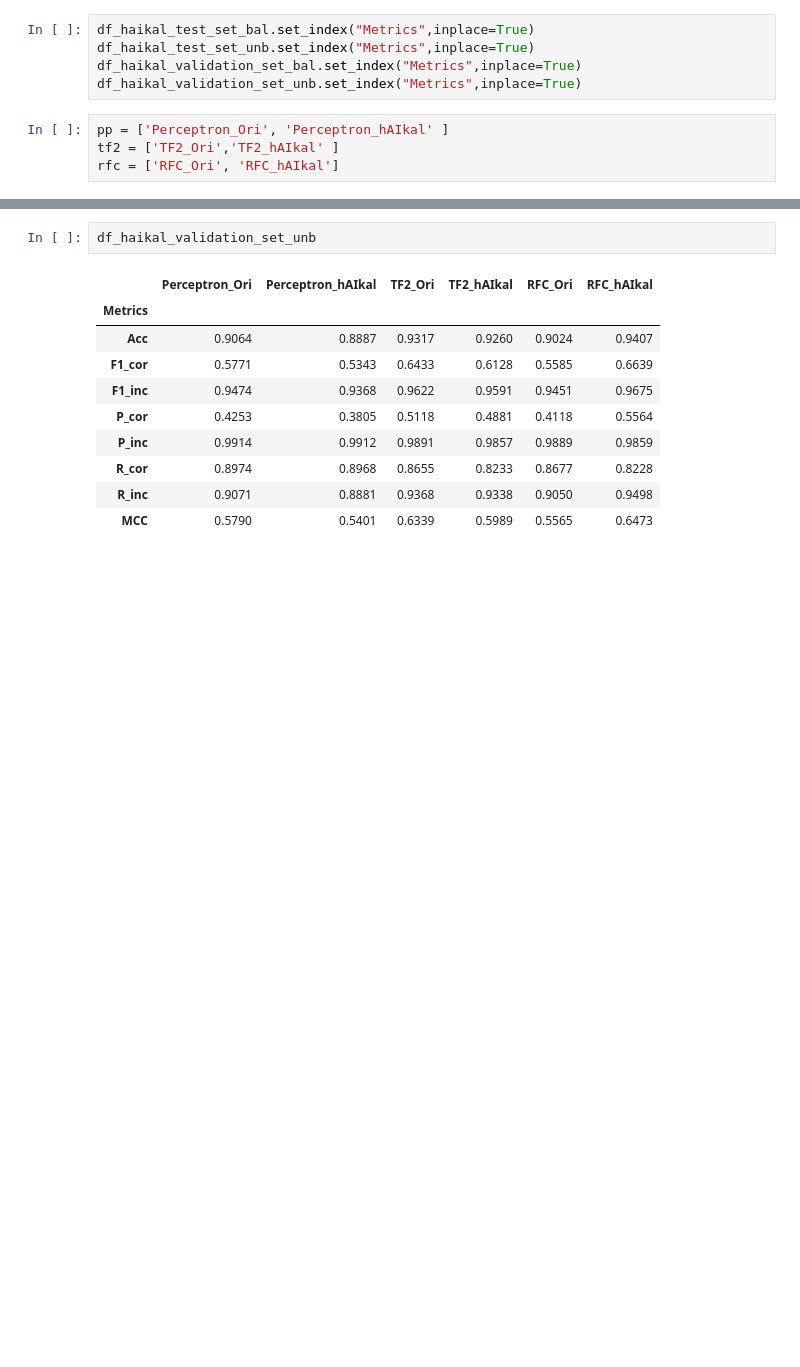
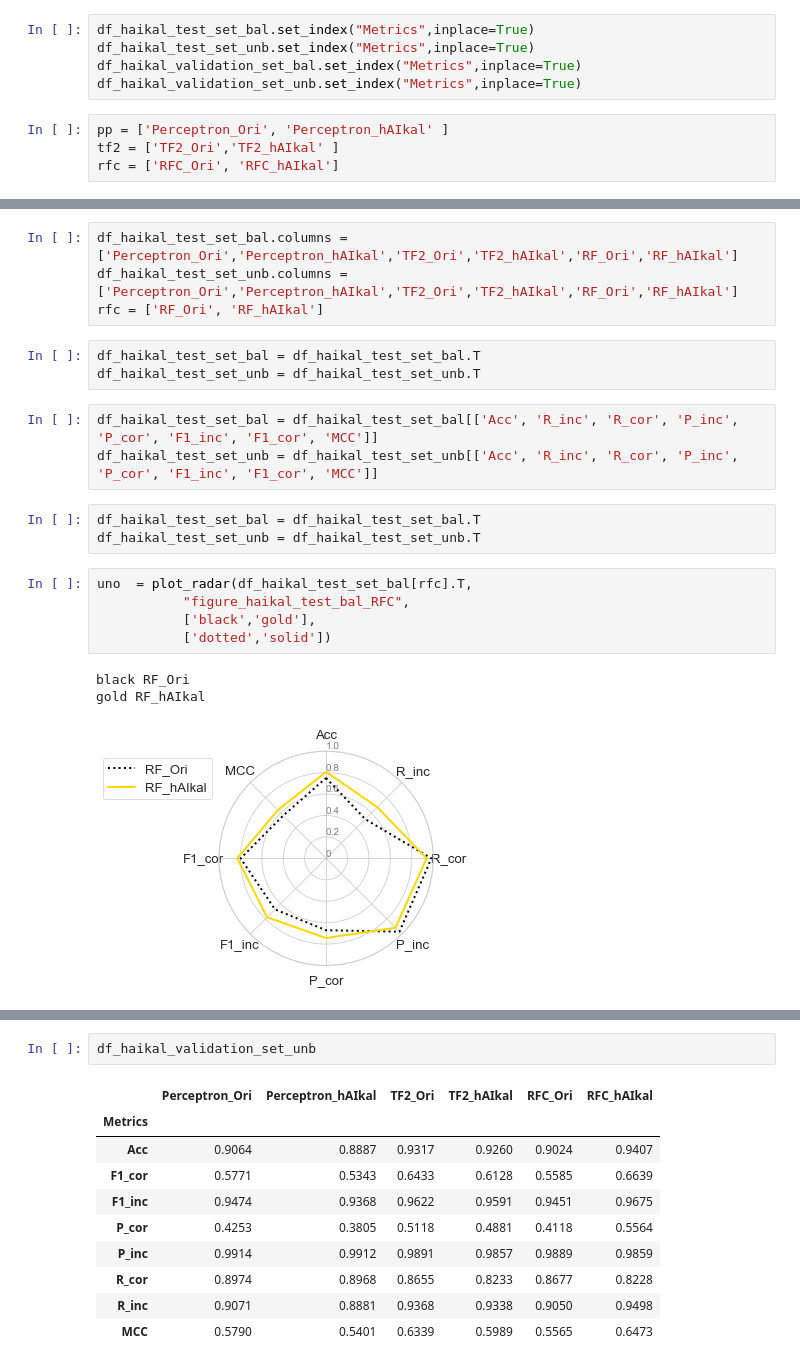
Before and after one commit to D-Barradas/DataViz, a Jupyter notebook: Radar_plots/Radar_plot_2021.ipynb, the cells around one changed output, grey strips where cells are left out. Drawn from its saved outputs; the diff is of its cells as text; blank space fills up the shorter version.

```diff
--- a/Radar_plots/Radar_plot_2021.ipynb
+++ b/Radar_plots/Radar_plot_2021.ipynb
@@ -487,0 +587,22 @@ gold RFC_hAIkal
+# %%
+df_haikal_test_set_bal.columns = ['Perceptron_Ori','Perceptron_hAIkal','TF2_Ori','TF2_hAIkal','RF_Ori','RF_hAIkal']
+df_haikal_test_set_unb.columns = ['Perceptron_Ori','Perceptron_hAIkal','TF2_Ori','TF2_hAIkal','RF_Ori','RF_hAIkal']
+rfc = ['RF_Ori', 'RF_hAIkal']
+# %%
+df_haikal_test_set_bal = df_haikal_test_set_bal.T
+df_haikal_test_set_unb = df_haikal_test_set_unb.T
+# %%
+df_haikal_test_set_bal = df_haikal_test_set_bal[['Acc', 'R_inc', 'R_cor', 'P_inc', 'P_cor', 'F1_inc', 'F1_cor', 'MCC']]
+df_haikal_test_set_unb = df_haikal_test_set_unb[['Acc', 'R_inc', 'R_cor', 'P_inc', 'P_cor', 'F1_inc', 'F1_cor', 'MCC']]
+# %%
+df_haikal_test_set_bal = df_haikal_test_set_bal.T
+df_haikal_test_set_unb = df_haikal_test_set_unb.T
+# %%
+uno  = plot_radar(df_haikal_test_set_bal[rfc].T,
+           "figure_haikal_test_bal_RFC",
+           ['black','gold'],
+           ['dotted','solid'])
+# %% [output]
+black RF_Ori
+gold RF_hAIkal
+[figure, added]
```
Also changed, not shown: parts of 48 cells of this notebook.
